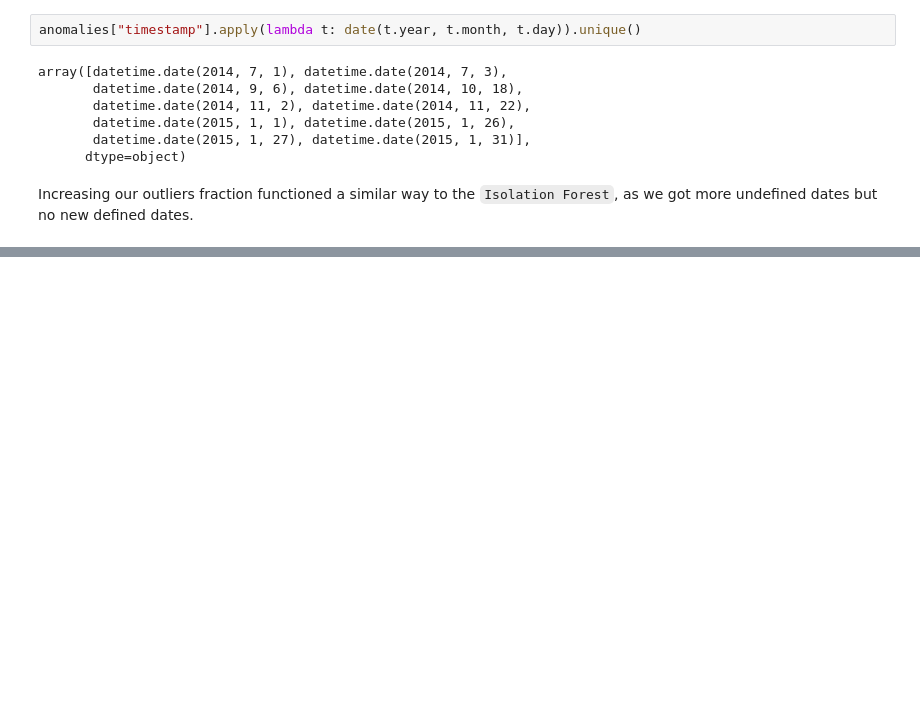
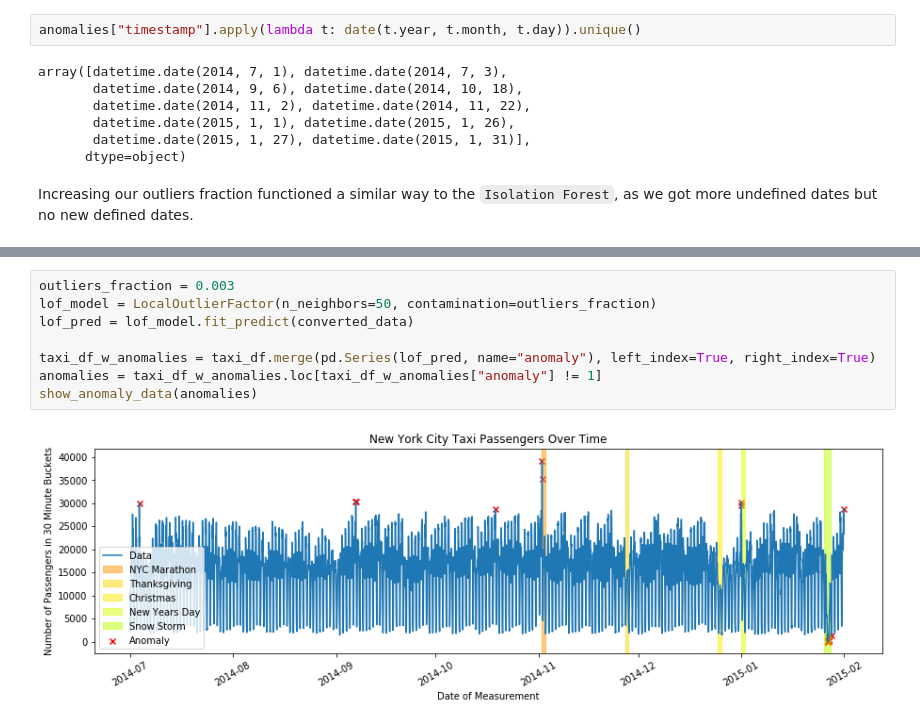
Before and after one commit to justinro-underscore/EECS731Projects, a Jupyter notebook: project6/Taxi Passenger Count Analysis.ipynb, the cells around one changed output, grey strips where cells are left out. Saved outputs shown, nothing was run; the diff lists cells and outputs as text; blank space fills up the shorter version.

```diff
--- a/project6/Taxi Passenger Count Analysis.ipynb
+++ b/project6/Taxi Passenger Count Analysis.ipynb
@@ -293,0 +348,10 @@ Increasing our outliers fraction functioned a similar way to the `Isolation Fore
+# %%
+outliers_fraction = 0.003
+lof_model = LocalOutlierFactor(n_neighbors=50, contamination=outliers_fraction)
+lof_pred = lof_model.fit_predict(converted_data)
+
+taxi_df_w_anomalies = taxi_df.merge(pd.Series(lof_pred, name="anomaly"), left_index=True, right_index=True)
+anomalies = taxi_df_w_anomalies.loc[taxi_df_w_anomalies["anomaly"] != 1]
+show_anomaly_data(anomalies)
+# %% [output]
+[figure, added]
```
Also changed, not shown: parts of 14 cells of this notebook.
